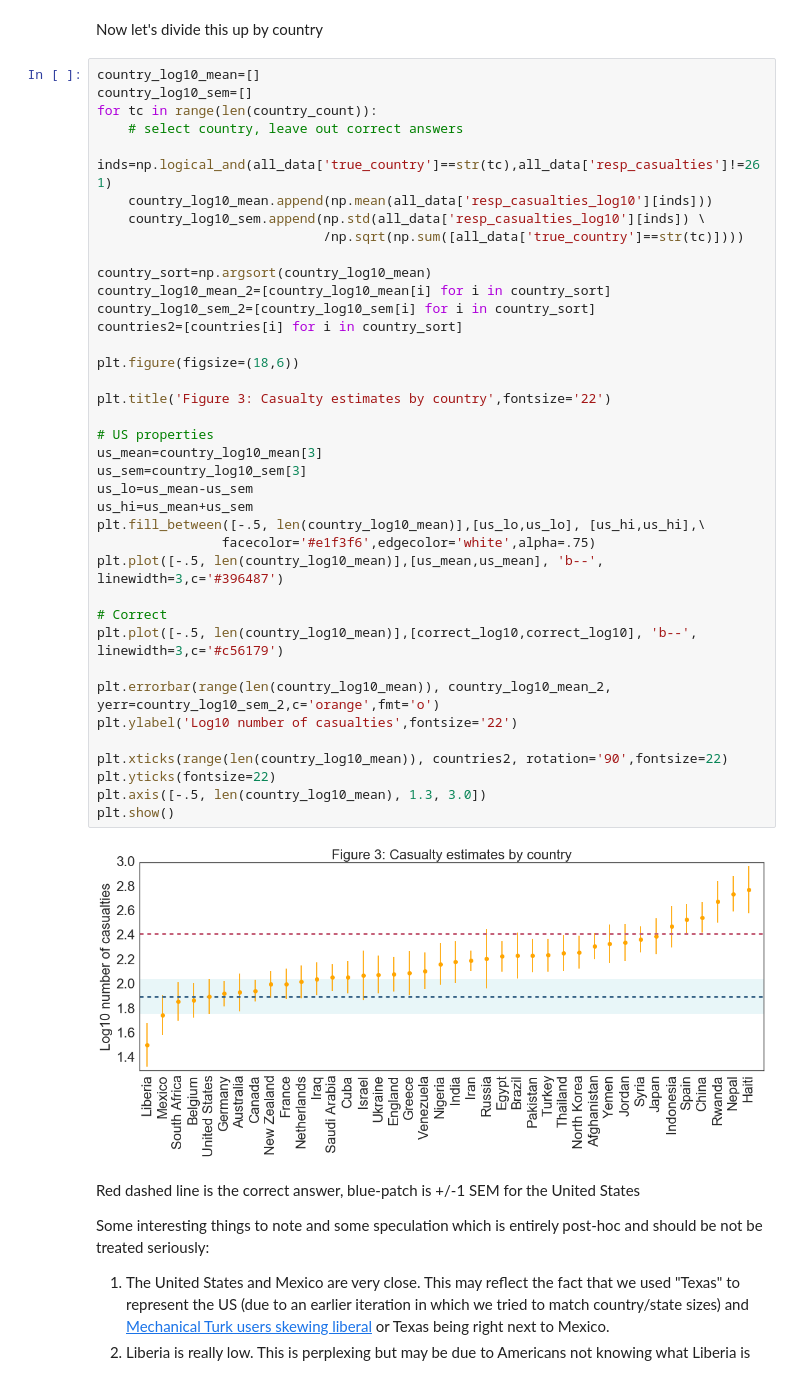
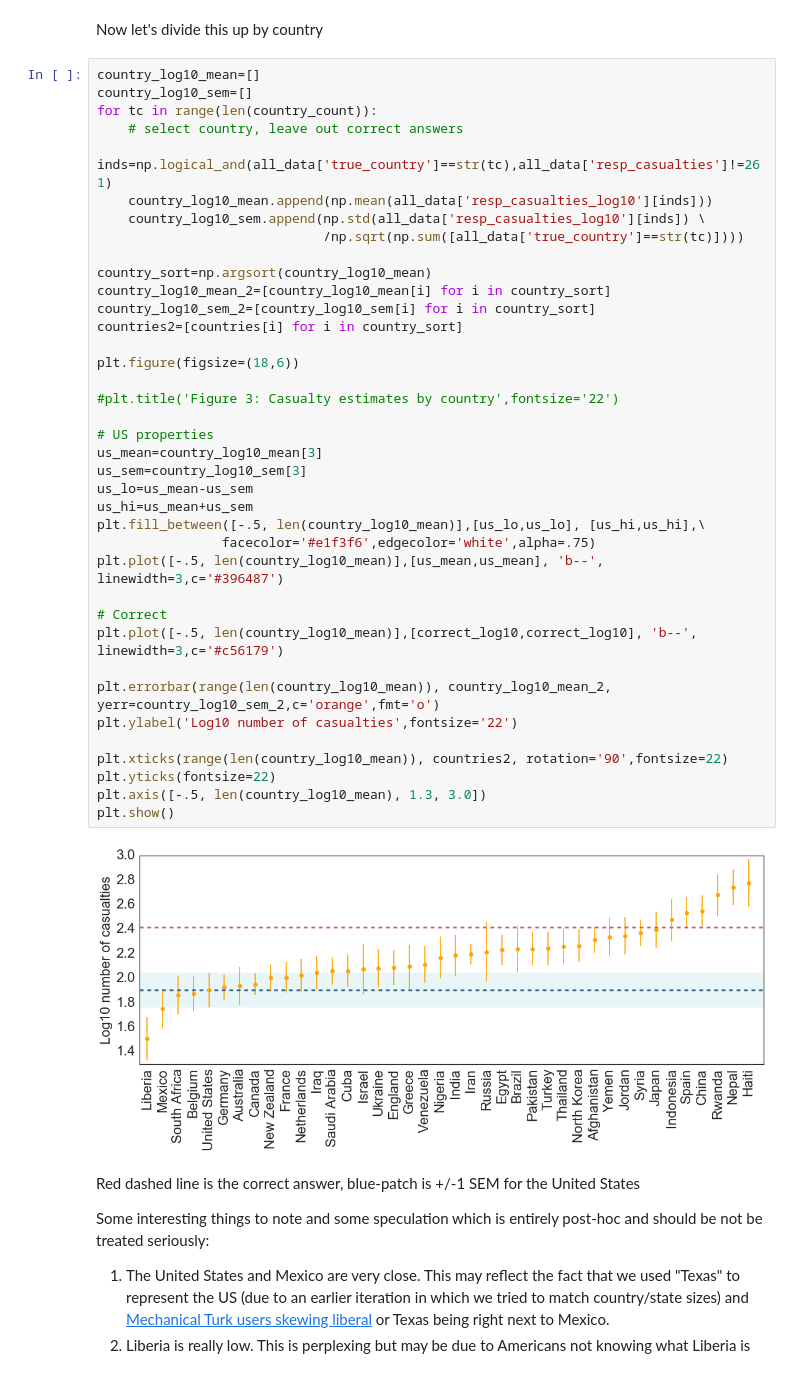
Before and after one commit to timflew/stereotype_news, a Jupyter notebook: pilot_survey_v2/Expected casualties by nationalities-Pilot 3.ipynb, the cells around one changed output. Saved outputs shown, nothing was run; the diff lists cells and outputs as text.

```diff
--- a/pilot_survey_v2/Expected casualties by nationalities-Pilot 3.ipynb
+++ b/pilot_survey_v2/Expected casualties by nationalities-Pilot 3.ipynb
@@ -163,35 +165,35 @@ for tc in range(len(country_count)):
                              /np.sqrt(np.sum([all_data['true_country']==str(tc)])))
 
 country_sort=np.argsort(country_log10_mean)
 country_log10_mean_2=[country_log10_mean[i] for i in country_sort]
 country_log10_sem_2=[country_log10_sem[i] for i in country_sort]
 countries2=[countries[i] for i in country_sort]
 
 plt.figure(figsize=(18,6))
 
-plt.title('Figure 3: Casualty estimates by country',fontsize='22')
+#plt.title('Figure 3: Casualty estimates by country',fontsize='22')
 
 # US properties
 us_mean=country_log10_mean[3]
 us_sem=country_log10_sem[3]
 us_lo=us_mean-us_sem
 us_hi=us_mean+us_sem
 plt.fill_between([-.5, len(country_log10_mean)],[us_lo,us_lo], [us_hi,us_hi],\
                 facecolor='#e1f3f6',edgecolor='white',alpha=.75)
 plt.plot([-.5, len(country_log10_mean)],[us_mean,us_mean], 'b--', linewidth=3,c='#396487')
 
 # Correct
 plt.plot([-.5, len(country_log10_mean)],[correct_log10,correct_log10], 'b--', linewidth=3,c='#c56179')
 
 plt.errorbar(range(len(country_log10_mean)), country_log10_mean_2, yerr=country_log10_sem_2,c='orange',fmt='o')
 plt.ylabel('Log10 number of casualties',fontsize='22')
 
 plt.xticks(range(len(country_log10_mean)), countries2, rotation='90',fontsize=22)
 plt.yticks(fontsize=22)
 plt.axis([-.5, len(country_log10_mean), 1.3, 3.0])
 plt.show()
 # %% [output]
-[figure, old version]
+[figure, new version]
 # %% [markdown]
 Red dashed line is the correct answer, blue-patch is +/-1 SEM for the United States
 
```
Also changed, not shown: parts of 5 cells of this notebook, 9 other files.
